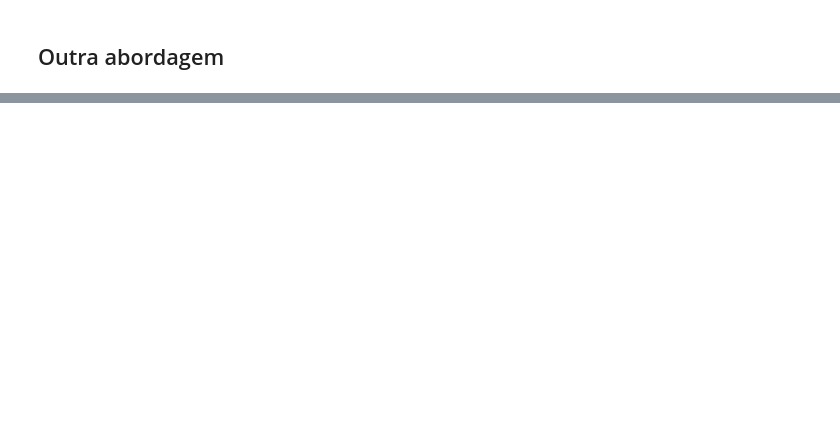
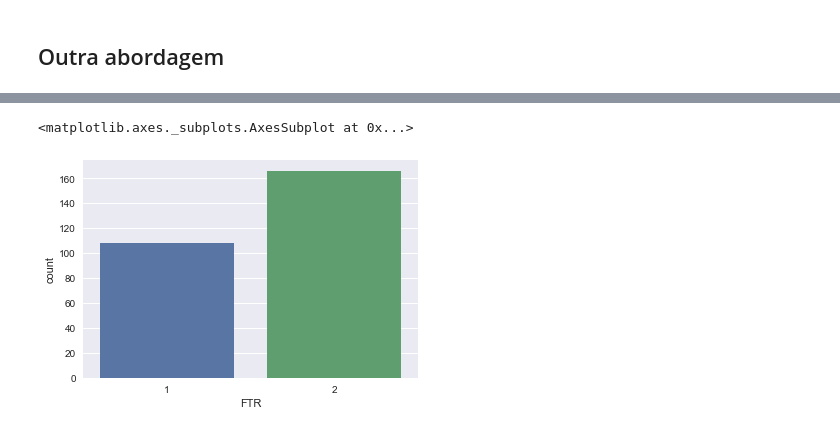
Before and after one commit to olesiogn/Football-prediction, a Jupyter notebook: Fut-SerieA.ipynb, the cells around one changed output, grey strips where cells are left out. Cells and saved outputs as stored; diff of their text form; code cells hidden in the pictures; blank space fills up the shorter version.

```diff
--- a/Fut-SerieA.ipynb
+++ b/Fut-SerieA.ipynb
@@ -565,12 +558,0 @@ sns.countplot(x='FTR', data=df)
-# %%
-# Transformando os dados categóricos de FTR para numéricos
-label_encoder = preprocessing.LabelEncoder()
-label_encoder.fit(df['FTR'])
-df['FTR'] = label_encoder.transform(df['FTR'])
-
-# Transformando os dados categóricos de HTR para numéricos
-label_encoder = preprocessing.LabelEncoder()
-label_encoder.fit(df['HTR'])
-df['HTR'] = label_encoder.transform(df['HTR'])
-
-df.head()
@@ -584,12 +558,0 @@ df.head()
-# %%
-# Normalizando os dados com o StandardScaler
-# A distribuição dos dados será transformada tal que sua média = 0 e o desvio padrão = 1
-# z = (x-u)/σ
-# x = dados, u = média, σ = desvio padrão
-scaler = StandardScaler()
-scaler.fit(df.drop(['FTR'],axis=1))
-dados_normalizados = scaler.transform(df.drop(['FTR'],axis=1))
-df_normalizado = pd.DataFrame(dados_normalizados, columns=df.columns[1:])
-df = df[['FTR']]
-df = pd.concat([df, df_normalizado], axis=1, sort=False)
-df.head()
@@ -725,0 +672,4 @@ SVM: 75.44%
+# %%
+# 2 - Casa, 0 - Fora, 1 - Empate
+df_cxe = df[df['FTR'] != 0]
+df_cxe.head()
@@ -725,0 +683,5 @@ SVM: 75.44%
+# %%
+sns.countplot(x='FTR', data=df_cxe)
+# %% [output]
+<matplotlib.axes._subplots.AxesSubplot at 0x...>
+[figure, added]
```
Also changed, not shown: parts of 43 cells of this notebook, 2 other files.
